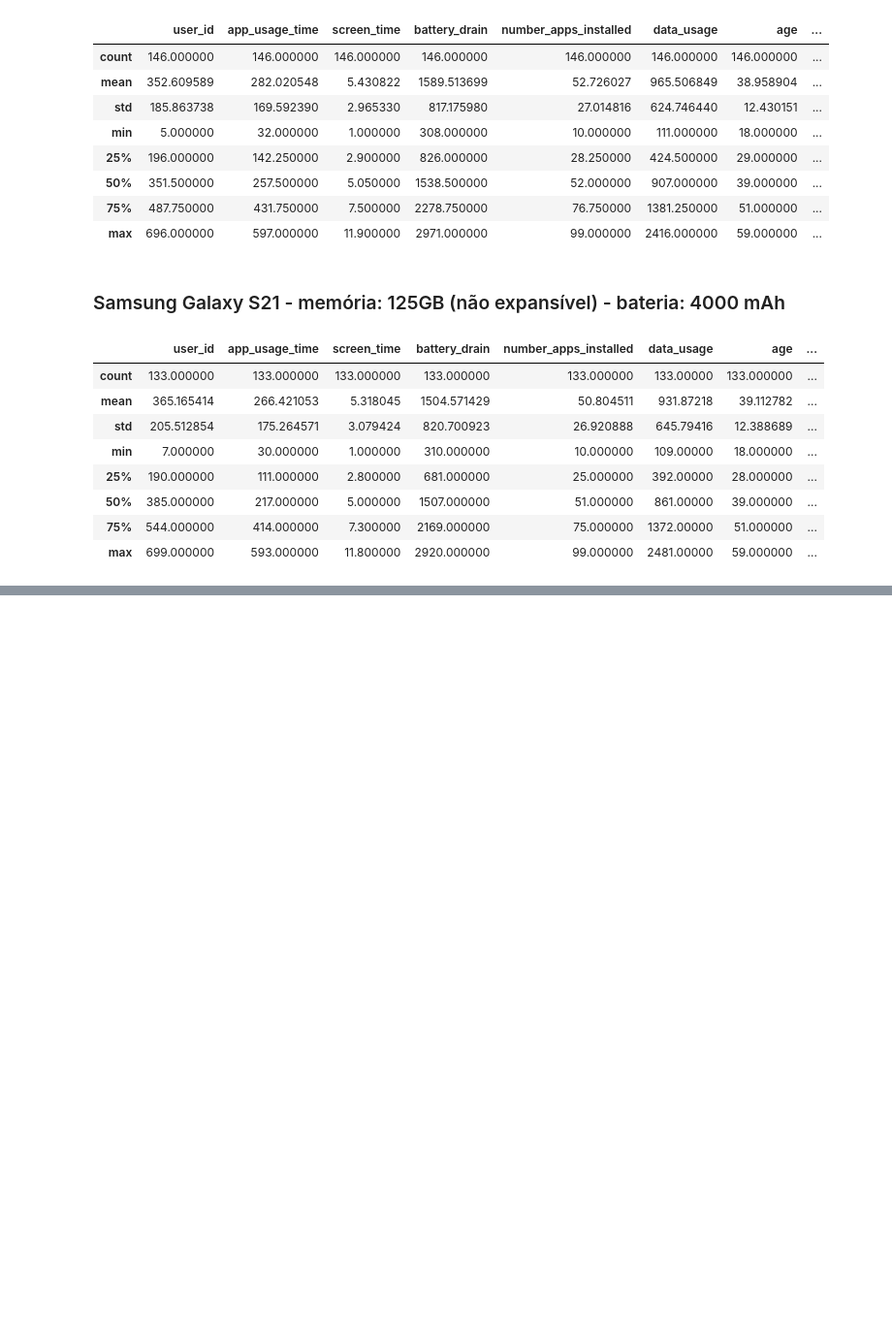
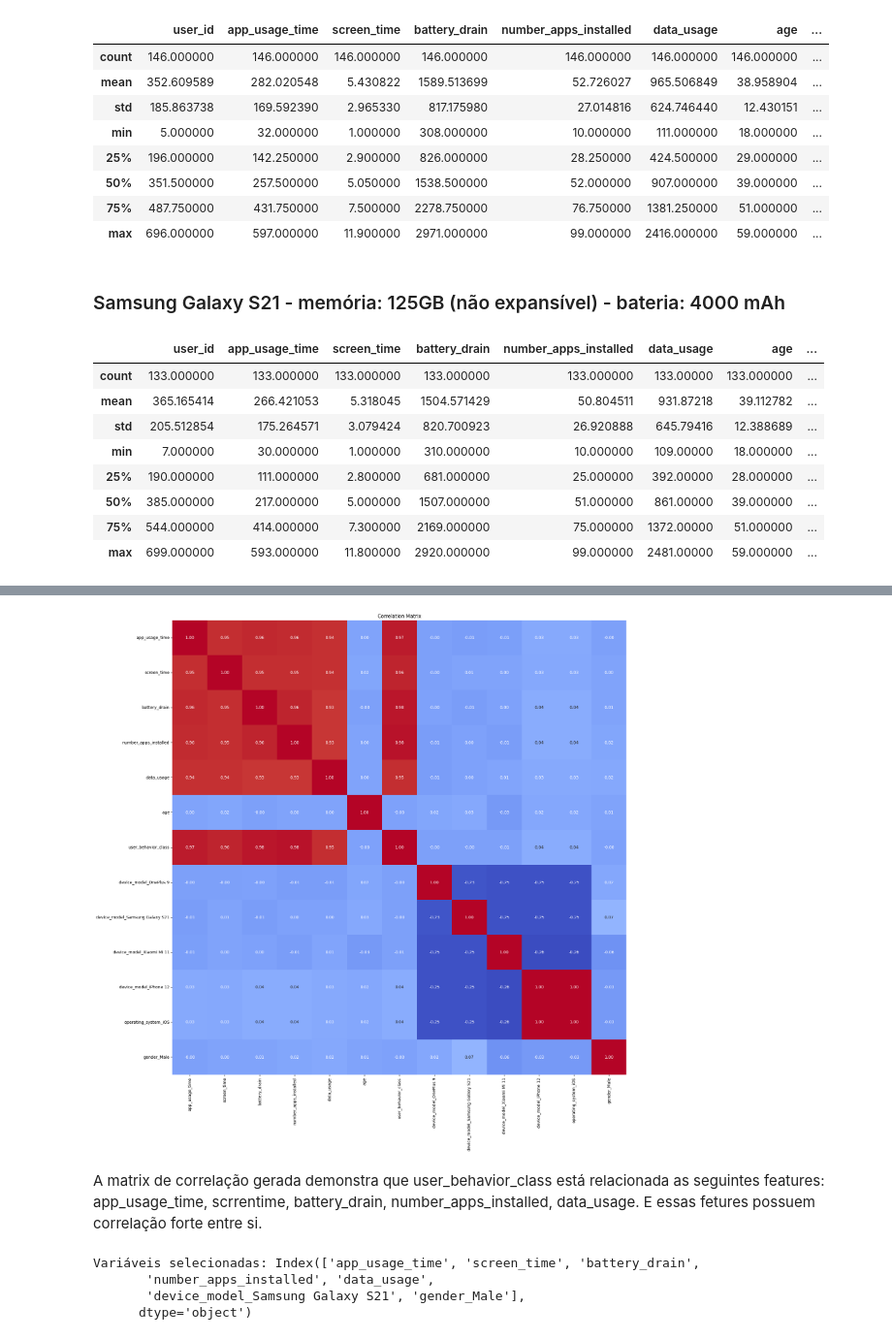
Before and after one commit to danielavescia/Mobile_Device_Usage, a Jupyter notebook: Mobile_Device_Usage.ipynb, the cells around one changed output, grey strips where cells are left out. Shown at 97% size. Cells and saved outputs as stored; diff of their text form; code cells hidden in the pictures; blank space fills up the shorter version.

Commit message:
Correlation and kNN model

```diff
--- a/Mobile_Device_Usage.ipynb
+++ b/Mobile_Device_Usage.ipynb
@@ -486,0 +535,3 @@ samsung_galaxy.describe()
+# %%
+df_mobile_knn = df_mobile.drop(columns=['user_id', 'age_generation'])
+df_mobile_knn
@@ -486,0 +552,5 @@ samsung_galaxy.describe()
+# %%
+for column in df_mobile_knn.columns:
+    if df_mobile_knn[column].dtype == 'object':
+        df_mobile_knn = pd.get_dummies(df_mobile_knn, dtype='int64', columns=[column], drop_first=True)
+df_mobile_knn
@@ -486,0 +575,11 @@ samsung_galaxy.describe()
+# %%
+corr_matrix = df_mobile_knn.corr()
+# %%
+plt.figure(figsize=(20, 30))
+sns.heatmap(corr_matrix, annot=True, fmt='.2f', cmap='coolwarm', square=True, cbar=False)
+plt.title('Correlation Matrix')
+plt.show()
+# %% [output]
+[figure, added]
+# %% [markdown]
+A matrix de correlação gerada demonstra que user_behavior_class está relacionada as seguintes features: app_usage_time, scrrentime, battery_drain, number_apps_installed, data_usage. E essas fetures possuem correlação forte entre si.
@@ -486,0 +594,8 @@ samsung_galaxy.describe()
+# %%
+selected_features = X.columns[selector.get_support(indices=True)]
+print("Variáveis selecionadas:", selected_features)
+# %% [output]
+Variáveis selecionadas: Index(['app_usage_time', 'screen_time', 'battery_drain',
+       'number_apps_installed', 'data_usage',
+       'device_model_Samsung Galaxy S21', 'gender_Male'],
+      dtype='object')
```
Also changed, not shown: parts of 17 cells of this notebook.
